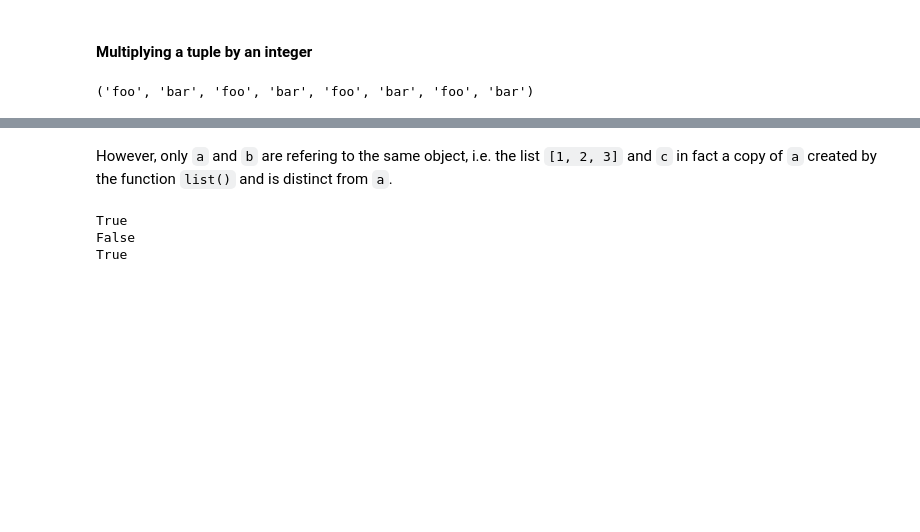
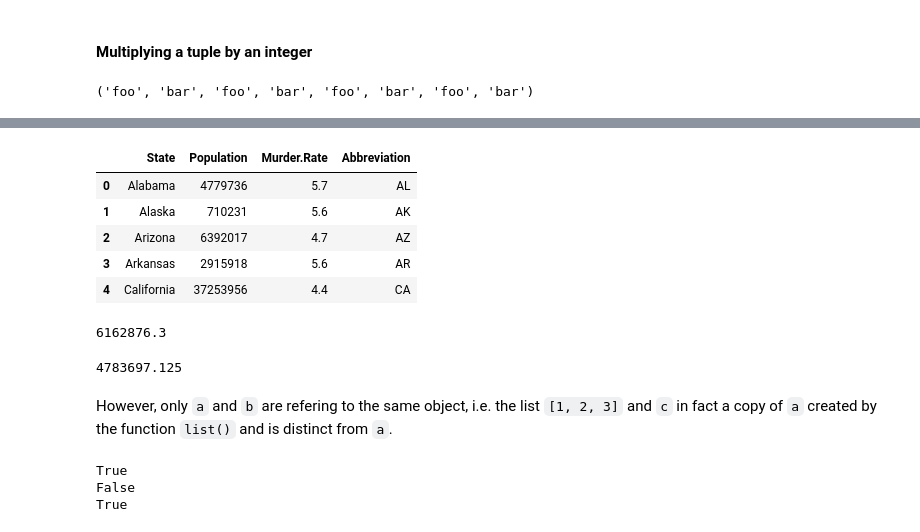
Before and after one commit to stevenkhwun/P4DS, a Jupyter notebook: Chp02.ipynb, the cells around one changed output, grey strips where cells are left out. Saved outputs shown, nothing was run; the diff lists cells and outputs as text; code cells hidden in the pictures; blank space fills up the shorter version.

```diff
--- a/Chp02.ipynb
+++ b/Chp02.ipynb
@@ -129,3 +128,23 @@ True
+# %%
+# Load the dataset
+link = "https://raw.githubusercontent.com/stevenkhwun/P4DS/main/Data/state.csv"
+state = pd.read_csv(link)
+state.head()
+# %% [output]
+|  | State | Population | Murder.Rate | Abbreviation |
+| 0 | Alabama | 4779736 | 5.7 | AL |
+| 1 | Alaska | 710231 | 5.6 | AK |
+| 2 | Arizona | 6392017 | 4.7 | AZ |
+| 3 | Arkansas | 2915918 | 5.6 | AR |
+| 4 | California | 37253956 | 4.4 | CA |
+# %%
+state['Population'].mean()
+# %% [output]
+6162876.3
+# %%
+scipy.stats.trim_mean(state['Population'], 0.1)
+# %% [output]
+4783697.125
 # %% [markdown]
 However, only `a` and `b` are refering to the same object, i.e. the list `[1, 2, 3]` and `c` in fact a copy of `a` created by the function `list()` and is distinct from `a`.
 # %%
```
Also changed, not shown: parts of 4 cells of this notebook.
